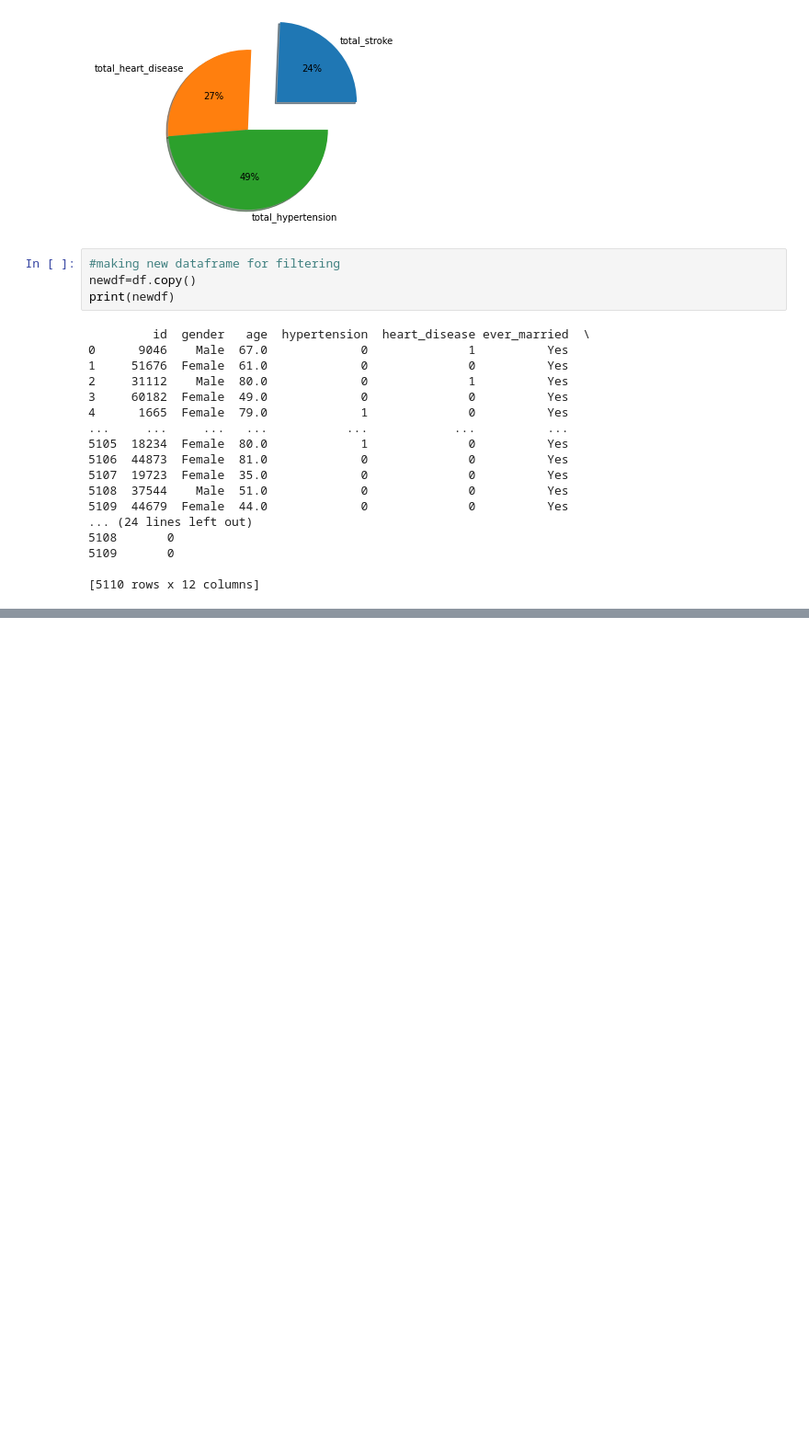
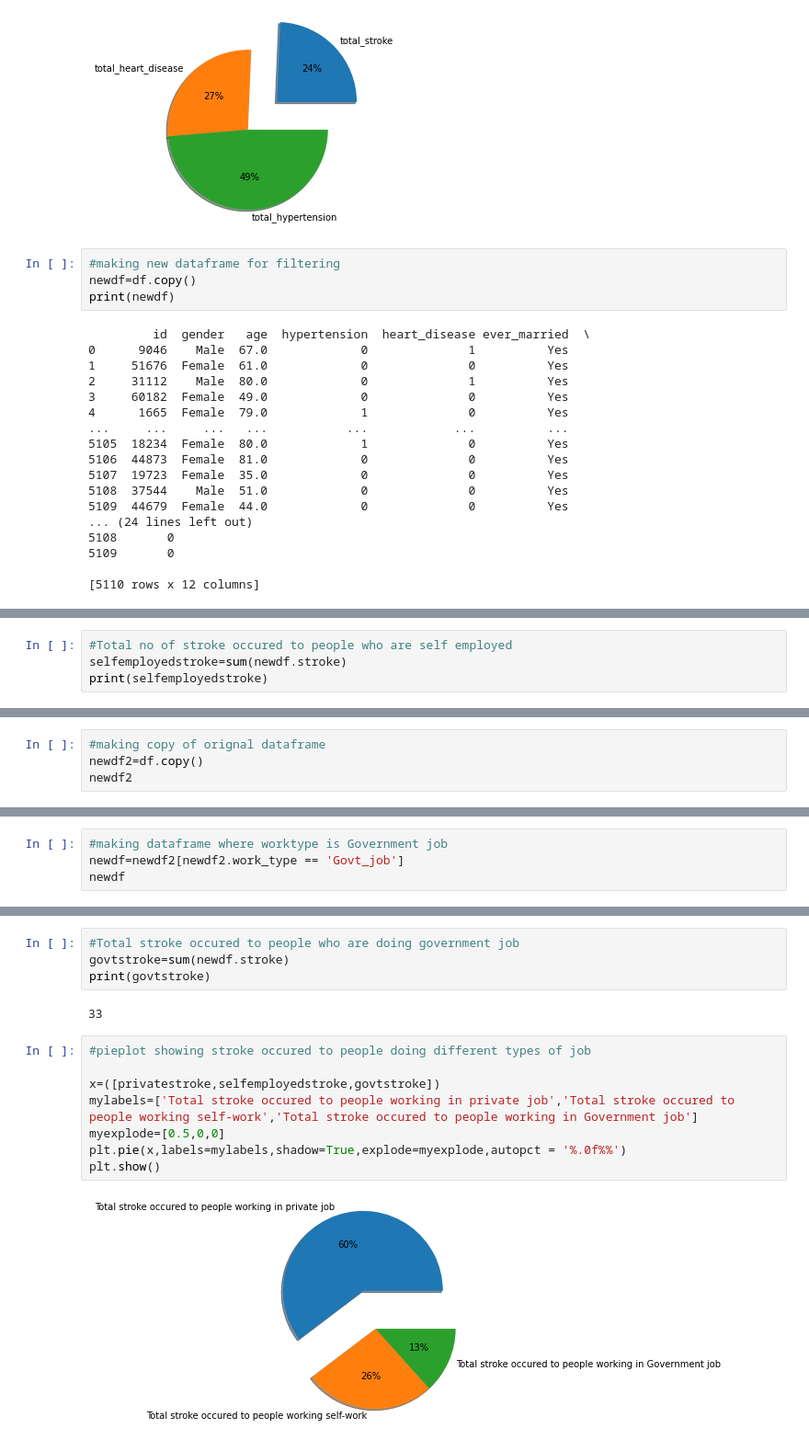
Before and after one commit to BibekRai44/Stroke-Analysis, a Jupyter notebook: stroke-prediction-and-analysis.ipynb, the cells around one changed output, grey strips where cells are left out. Shown at 92% size. Cells and saved outputs as stored; diff of their text form; blank space fills up the shorter version.

Commit message:
doing more data visualization

```diff
--- a/stroke-prediction-and-analysis.ipynb
+++ b/stroke-prediction-and-analysis.ipynb
@@ -191,0 +231,4 @@ sum(newdf.stroke)
+# %%
+#Total no of stroke occured to people who are self employed
+selfemployedstroke=sum(newdf.stroke)
+print(selfemployedstroke)
@@ -191,0 +237,4 @@ sum(newdf.stroke)
+# %%
+#making copy of orignal dataframe
+newdf2=df.copy()
+newdf2
@@ -191,0 +255,4 @@ sum(newdf.stroke)
+# %%
+#making dataframe where worktype is Government job
+newdf=newdf2[newdf2.work_type == 'Govt_job']
+newdf
@@ -191,0 +273,16 @@ sum(newdf.stroke)
+# %%
+#Total stroke occured to people who are doing government job
+govtstroke=sum(newdf.stroke)
+print(govtstroke)
+# %% [output]
+33
+# %%
+#pieplot showing stroke occured to people doing different types of job
+
+x=([privatestroke,selfemployedstroke,govtstroke])
+mylabels=['Total stroke occured to people working in private job','Total stroke occured to people working self-work','Total stroke occured to people working in Government job']
+myexplode=[0.5,0,0]
+plt.pie(x,labels=mylabels,shadow=True,explode=myexplode,autopct = '%.0f%%')
+plt.show()
+# %% [output]
+[figure, added]
```
Also changed, not shown: parts of 8 cells of this notebook.
